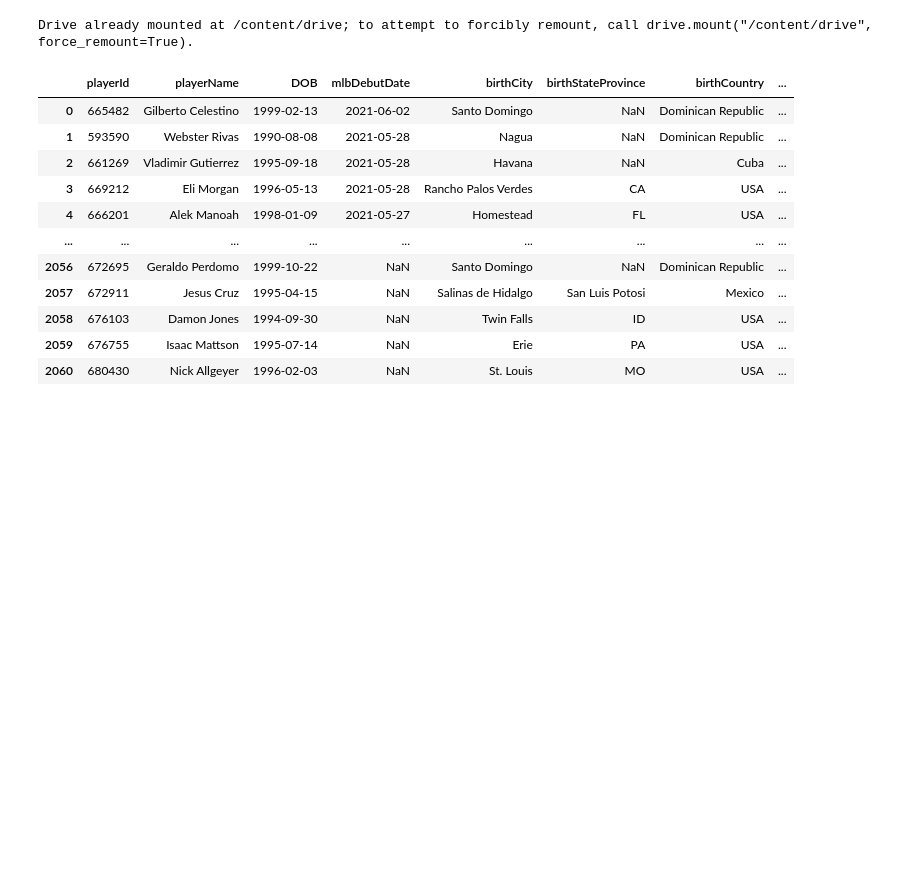
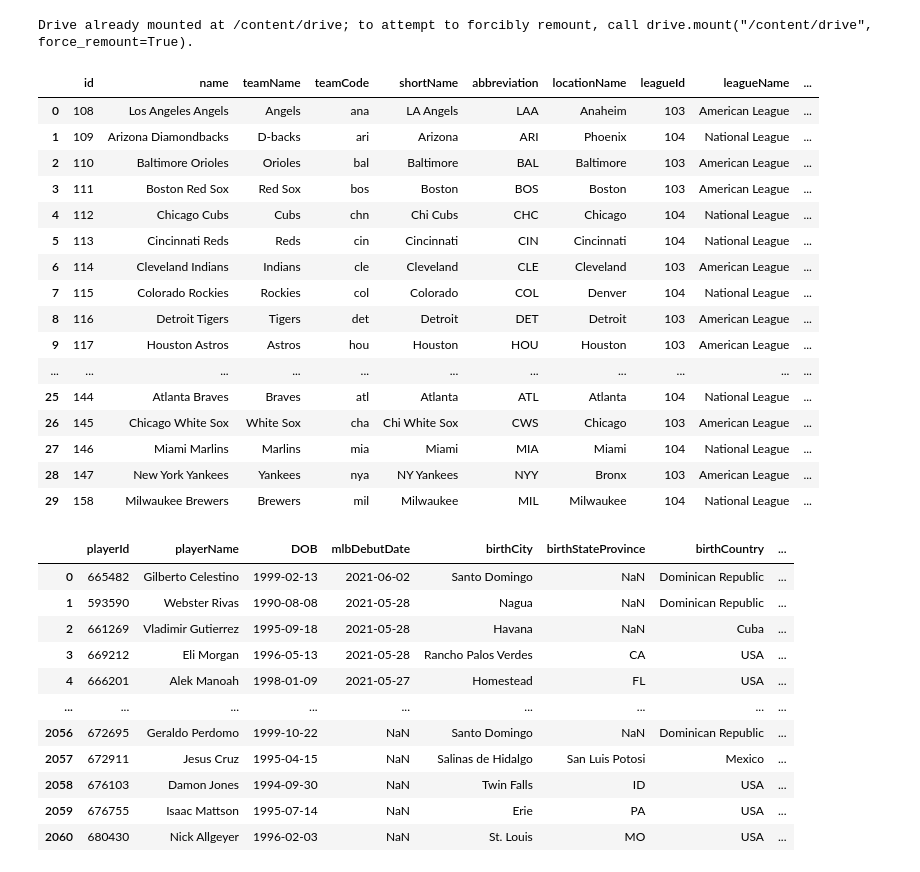
Before and after one commit to a-f-may/mlb, a Jupyter notebook: submit.ipynb, the cells around one changed output. Drawn from its saved outputs; the diff is of its cells as text; code cells hidden in the pictures; blank space fills up the shorter version.

```diff
--- a/submit.ipynb
+++ b/submit.ipynb
@@ -123,3 +124,23 @@ player_target_stats = pd.read_csv("/content/drive/MyDrive/mlb/input/player_targe
+# %%
+teams
+# %% [output]
+|  | id | name | teamName | teamCode | shortName | abbreviation | locationName | leagueId | leagueName | ... |
+| 0 | 108 | Los Angeles Angels | Angels | ana | LA Angels | LAA | Anaheim | 103 | American League | ... |
+| 1 | 109 | Arizona Diamondbacks | D-backs | ari | Arizona | ARI | Phoenix | 104 | National League | ... |
+| 2 | 110 | Baltimore Orioles | Orioles | bal | Baltimore | BAL | Baltimore | 103 | American League | ... |
+| 3 | 111 | Boston Red Sox | Red Sox | bos | Boston | BOS | Boston | 103 | American League | ... |
+| 4 | 112 | Chicago Cubs | Cubs | chn | Chi Cubs | CHC | Chicago | 104 | National League | ... |
+| 5 | 113 | Cincinnati Reds | Reds | cin | Cincinnati | CIN | Cincinnati | 104 | National League | ... |
+| 6 | 114 | Cleveland Indians | Indians | cle | Cleveland | CLE | Cleveland | 103 | American League | ... |
+| 7 | 115 | Colorado Rockies | Rockies | col | Colorado | COL | Denver | 104 | National League | ... |
+| 8 | 116 | Detroit Tigers | Tigers | det | Detroit | DET | Detroit | 103 | American League | ... |
+| 9 | 117 | Houston Astros | Astros | hou | Houston | HOU | Houston | 103 | American League | ... |
+| ... | ... | ... | ... | ... | ... | ... | ... | ... | ... | ... |
+| 25 | 144 | Atlanta Braves | Braves | atl | Atlanta | ATL | Atlanta | 104 | National League | ... |
+| 26 | 145 | Chicago White Sox | White Sox | cha | Chi White Sox | CWS | Chicago | 103 | American League | ... |
+| 27 | 146 | Miami Marlins | Marlins | mia | Miami | MIA | Miami | 104 | National League | ... |
+| 28 | 147 | New York Yankees | Yankees | nya | NY Yankees | NYY | Bronx | 103 | American League | ... |
+| 29 | 158 | Milwaukee Brewers | Brewers | mil | Milwaukee | MIL | Milwaukee | 104 | National League | ... |
 # %%
 awards2 = awards.groupby("playerId").count()
 awards2 = awards2.reset_index()
```
Also changed, not shown: parts of 8 cells of this notebook.
